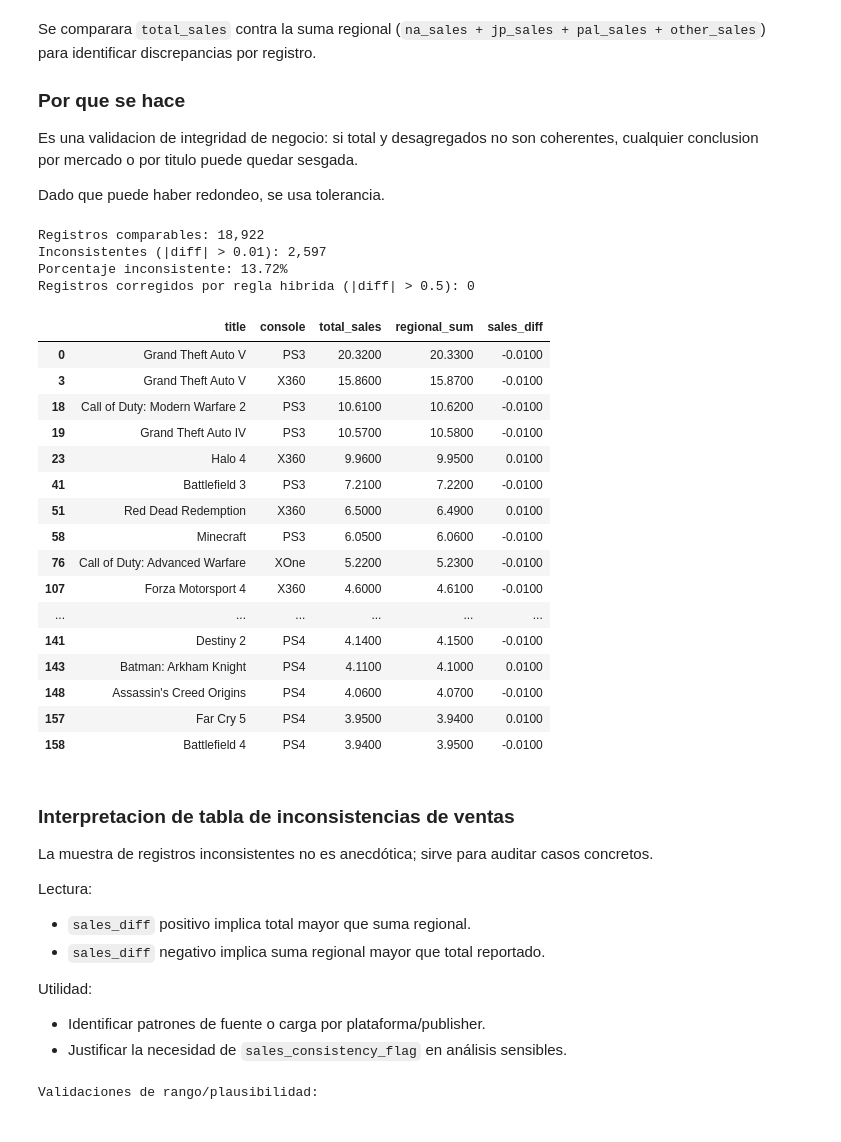
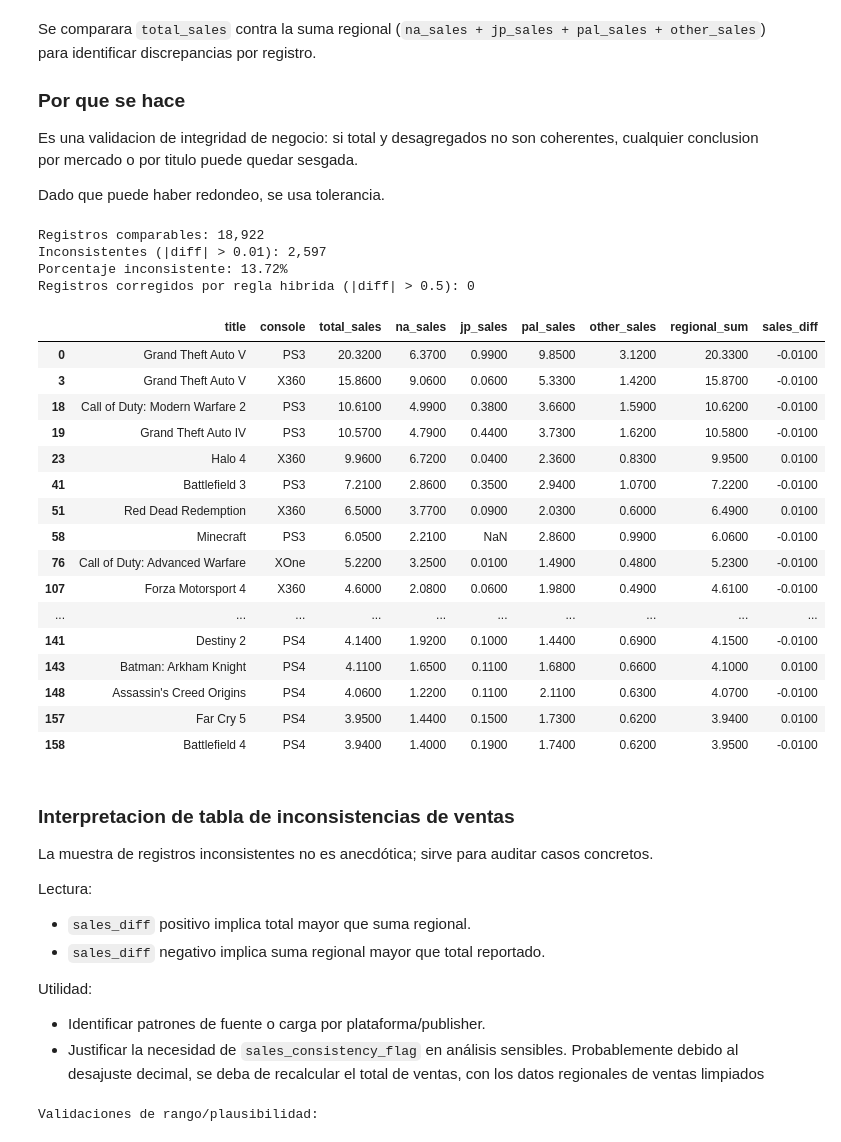
Before and after one commit to NacisCric-2908/mineria, a Jupyter notebook: videoGames/videoGames.ipynb, the cells around one changed output. Saved outputs shown, nothing was run; the diff lists cells and outputs as text; code cells hidden in the pictures.

Commit message:
Limpieza: revisión datos nulos

```diff
--- a/videoGames/videoGames.ipynb
+++ b/videoGames/videoGames.ipynb
@@ -652,51 +707,51 @@ df_work['sales_diff'] = df_work['total_sales'] - df_work['regional_sum']
 # Regla hibrida:
 # - tolerancia pequena para redondeo
 # - si la discrepancia supera umbral fuerte y hay suma regional disponible, usar regional_sum en variable curada
 # - preservar total_sales original para trazabilidad
 tol_rounding = 0.01
 tol_strong = 0.50
 
 mask_comparable = df_work['total_sales'].notna() & df_work['regional_sum'].notna()
 df_work['sales_consistency_flag'] = np.where(
     mask_comparable & (df_work['sales_diff'].abs() > tol_rounding),
     'inconsistente',
     'consistente_o_no_comparable'
 )
 
 df_work['total_sales_curated'] = df_work['total_sales']
 mask_use_regional = mask_comparable & (df_work['sales_diff'].abs() > tol_strong)
 df_work.loc[mask_use_regional, 'total_sales_curated'] = df_work.loc[mask_use_regional, 'regional_sum']
 
 inconsistentes = df_work[mask_comparable & (df_work['sales_diff'].abs() > tol_rounding)]
 
 print(f'Registros comparables: {mask_comparable.sum():,}')
 print(f'Inconsistentes (|diff| > {tol_rounding}): {len(inconsistentes):,}')
 print(f'Porcentaje inconsistente: {len(inconsistentes) / max(mask_comparable.sum(), 1) * 100:.2f}%')
 print(f'Registros corregidos por regla hibrida (|diff| > {tol_strong}): {mask_use_regional.sum():,}')
 
-inconsistentes[['title', 'console', 'total_sales', 'regional_sum', 'sales_diff']].head(20)
+inconsistentes[['title', 'console', 'total_sales',  'na_sales', 'jp_sales', 'pal_sales', 'other_sales', 'regional_sum', 'sales_diff']].head(20)
 # %% [output]
 Registros comparables: 18,922
 Inconsistentes (|diff| > 0.01): 2,597
 Porcentaje inconsistente: 13.72%
 Registros corregidos por regla hibrida (|diff| > 0.5): 0
-|  | title | console | total_sales | regional_sum | sales_diff |
-| 0 | Grand Theft Auto V | PS3 | 20.3200 | 20.3300 | -0.0100 |
-| 3 | Grand Theft Auto V | X360 | 15.8600 | 15.8700 | -0.0100 |
-| 18 | Call of Duty: Modern Warfare 2 | PS3 | 10.6100 | 10.6200 | -0.0100 |
-| 19 | Grand Theft Auto IV | PS3 | 10.5700 | 10.5800 | -0.0100 |
-| 23 | Halo 4 | X360 | 9.9600 | 9.9500 | 0.0100 |
-| 41 | Battlefield 3 | PS3 | 7.2100 | 7.2200 | -0.0100 |
-| 51 | Red Dead Redemption | X360 | 6.5000 | 6.4900 | 0.0100 |
-| 58 | Minecraft | PS3 | 6.0500 | 6.0600 | -0.0100 |
-| 76 | Call of Duty: Advanced Warfare | XOne | 5.2200 | 5.2300 | -0.0100 |
-| 107 | Forza Motorsport 4 | X360 | 4.6000 | 4.6100 | -0.0100 |
-| ... | ... | ... | ... | ... | ... |
-| 141 | Destiny 2 | PS4 | 4.1400 | 4.1500 | -0.0100 |
-| 143 | Batman: Arkham Knight | PS4 | 4.1100 | 4.1000 | 0.0100 |
-| 148 | Assassin's Creed Origins | PS4 | 4.0600 | 4.0700 | -0.0100 |
-| 157 | Far Cry 5 | PS4 | 3.9500 | 3.9400 | 0.0100 |
-| 158 | Battlefield 4 | PS4 | 3.9400 | 3.9500 | -0.0100 |
+|  | title | console | total_sales | na_sales | jp_sales | pal_sales | other_sales | regional_sum | sales_diff |
+| 0 | Grand Theft Auto V | PS3 | 20.3200 | 6.3700 | 0.9900 | 9.8500 | 3.1200 | 20.3300 | -0.0100 |
+| 3 | Grand Theft Auto V | X360 | 15.8600 | 9.0600 | 0.0600 | 5.3300 | 1.4200 | 15.8700 | -0.0100 |
+| 18 | Call of Duty: Modern Warfare 2 | PS3 | 10.6100 | 4.9900 | 0.3800 | 3.6600 | 1.5900 | 10.6200 | -0.0100 |
+| 19 | Grand Theft Auto IV | PS3 | 10.5700 | 4.7900 | 0.4400 | 3.7300 | 1.6200 | 10.5800 | -0.0100 |
+| 23 | Halo 4 | X360 | 9.9600 | 6.7200 | 0.0400 | 2.3600 | 0.8300 | 9.9500 | 0.0100 |
+| 41 | Battlefield 3 | PS3 | 7.2100 | 2.8600 | 0.3500 | 2.9400 | 1.0700 | 7.2200 | -0.0100 |
+| 51 | Red Dead Redemption | X360 | 6.5000 | 3.7700 | 0.0900 | 2.0300 | 0.6000 | 6.4900 | 0.0100 |
+| 58 | Minecraft | PS3 | 6.0500 | 2.2100 | NaN | 2.8600 | 0.9900 | 6.0600 | -0.0100 |
+| 76 | Call of Duty: Advanced Warfare | XOne | 5.2200 | 3.2500 | 0.0100 | 1.4900 | 0.4800 | 5.2300 | -0.0100 |
+| 107 | Forza Motorsport 4 | X360 | 4.6000 | 2.0800 | 0.0600 | 1.9800 | 0.4900 | 4.6100 | -0.0100 |
+| ... | ... | ... | ... | ... | ... | ... | ... | ... | ... |
+| 141 | Destiny 2 | PS4 | 4.1400 | 1.9200 | 0.1000 | 1.4400 | 0.6900 | 4.1500 | -0.0100 |
+| 143 | Batman: Arkham Knight | PS4 | 4.1100 | 1.6500 | 0.1100 | 1.6800 | 0.6600 | 4.1000 | 0.0100 |
+| 148 | Assassin's Creed Origins | PS4 | 4.0600 | 1.2200 | 0.1100 | 2.1100 | 0.6300 | 4.0700 | -0.0100 |
+| 157 | Far Cry 5 | PS4 | 3.9500 | 1.4400 | 0.1500 | 1.7300 | 0.6200 | 3.9400 | 0.0100 |
+| 158 | Battlefield 4 | PS4 | 3.9400 | 1.4000 | 0.1900 | 1.7400 | 0.6200 | 3.9500 | -0.0100 |
 # %% [markdown]
 ### Interpretacion de tabla de inconsistencias de ventas
 
@@ -709,6 +764,7 @@ Lectura:
 Utilidad:
 - Identificar patrones de fuente o carga por plataforma/publisher.
 - Justificar la necesidad de `sales_consistency_flag` en análisis sensibles.
+Probablemente debido al desajuste decimal, se deba de recalcular el total de ventas, con los datos regionales de ventas limpiados
 # %%
 # Validaciones de plausibilidad de negocio
 range_checks = pd.DataFrame({
```
Also changed, not shown: parts of 4 cells of this notebook, 2 other files.
